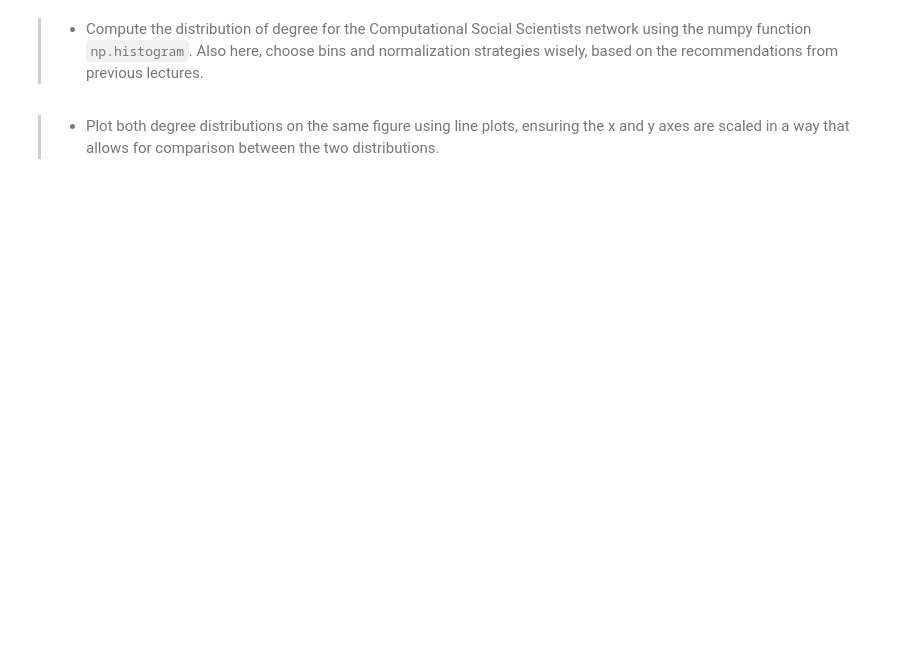
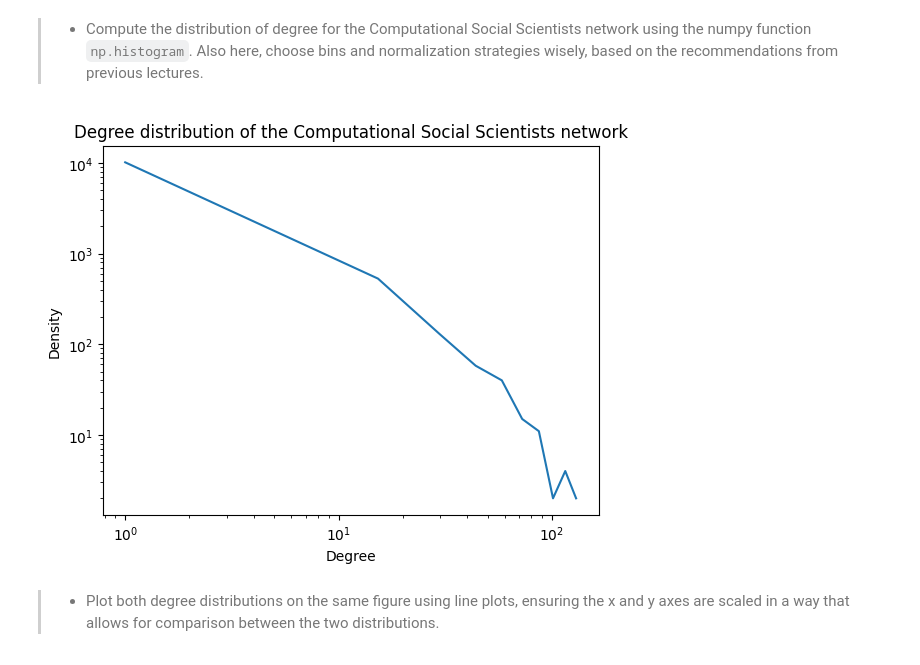
Before and after one commit to MathiasDamsgaard/Comp_Social_Sci_Assigments, a Jupyter notebook: Assignment2.ipynb, the cells around one changed output. Cells and saved outputs as stored; diff of their text form; code cells hidden in the pictures; blank space fills up the shorter version.

```diff
--- a/Assignment2.ipynb
+++ b/Assignment2.ipynb
@@ -42,4 +96,17 @@ These exercises are taken from Week 5.
 # %% [markdown]
 > * Compute the distribution of degree for the Computational Social Scientists network using the numpy function ``np.histogram``. Also here, choose bins and normalization strategies wisely, based on the recommendations from previous lectures.
+# %%
+# Compute the distribution of degree for the Computational Social Scientists network
+degree_sequence = [d for _, d in G.degree()]
+hist, bins = np.histogram(degree_sequence, bins=10)
+plt.plot(bins[:-1], hist)
+plt.xscale('log')
+plt.yscale('log')
+plt.xlabel('Degree')
+plt.ylabel('Density')
+plt.title('Degree distribution of the Computational Social Scientists network')
+plt.show()
+# %% [output]
+[figure, added]
 # %% [markdown]
 > * Plot both degree distributions on the same figure using line plots, ensuring the x and y axes are scaled in a way that allows for comparison between the two distributions.
```
Also changed, not shown: parts of 9 cells of this notebook, 1 other file.
